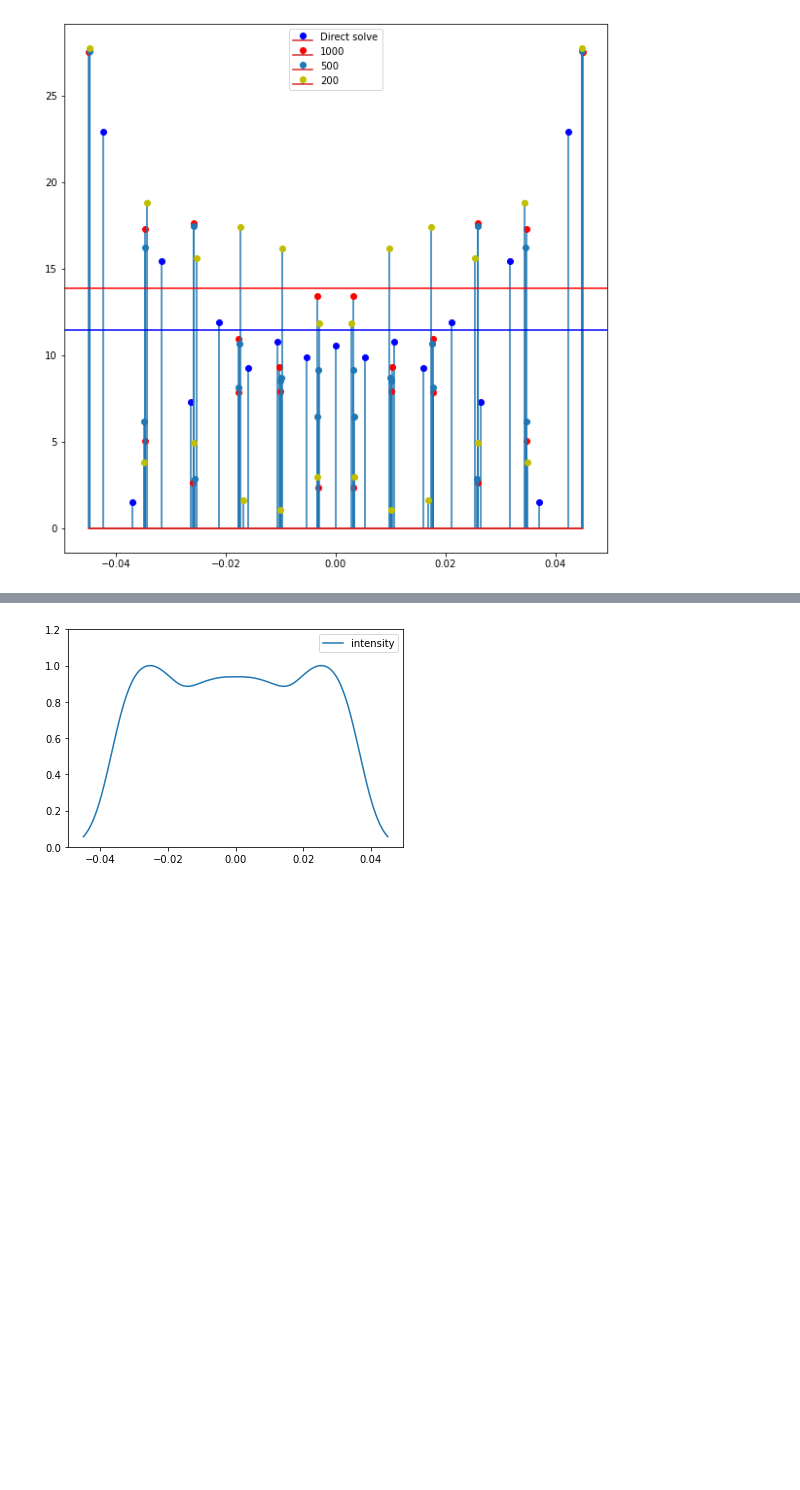
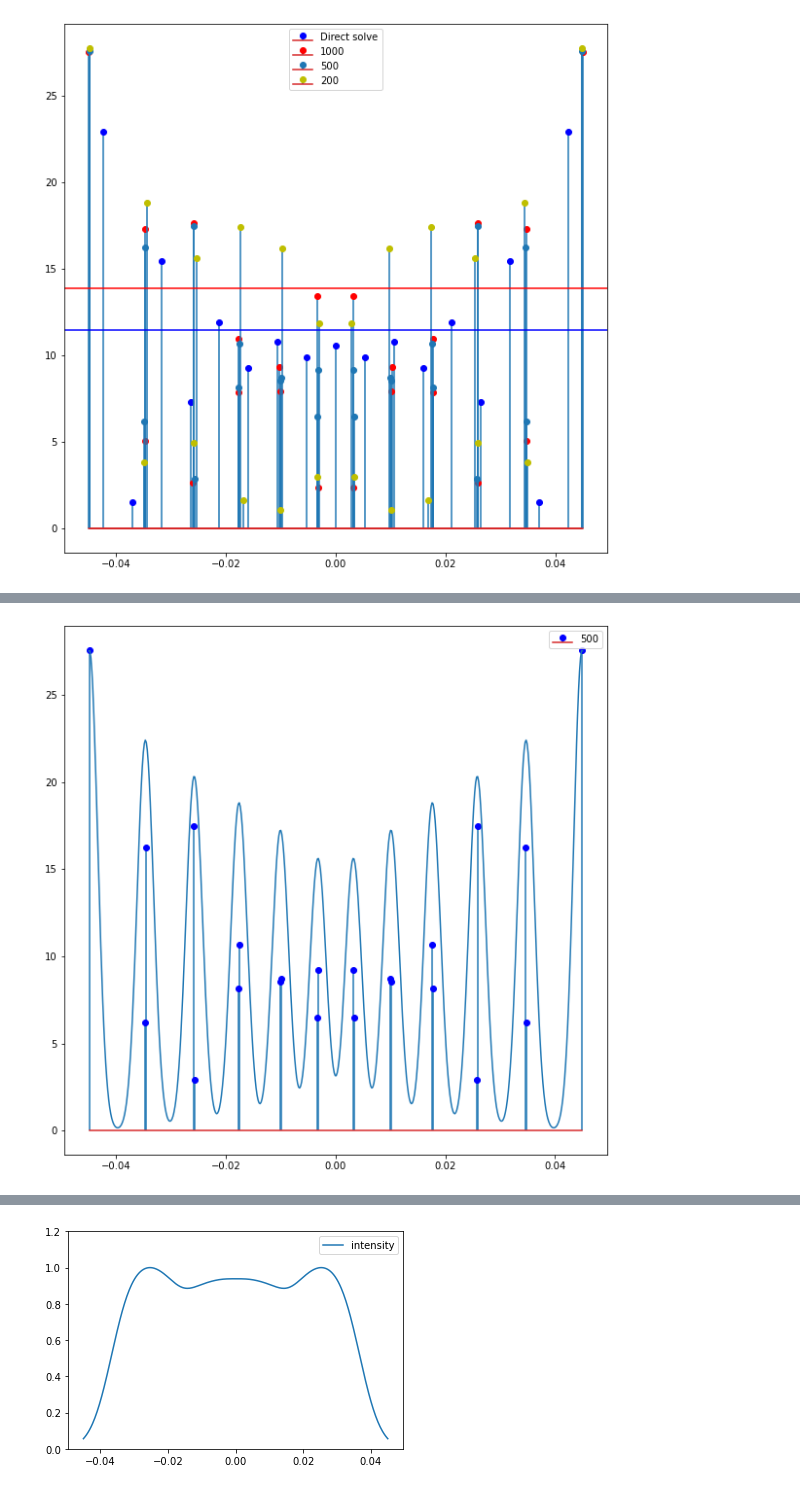
Before and after one commit to HYUNSEONG-KIM/UILC, a Jupyter notebook: docs/kde_test.ipynb, the cells around one changed output, grey strips where cells are left out. Cells and saved outputs as stored; diff of their text form; code cells hidden in the pictures; blank space fills up the shorter version.

```diff
--- a/docs/kde_test.ipynb
+++ b/docs/kde_test.ipynb
@@ -54,0 +93,14 @@ plt.show()
+# %%
+fig = plt.figure(figsize=(10,10))
+ax = fig.add_subplot()
+
+marker2, stemlines2, baseline2 = ax.stem(nnls_position2, nnls_rho2, label="500")
+marker2.set_color("b")
+xline2 = np.linspace(-W/2, W/2, 500)
+y2 = gaussian(xline2, nnls_position2, nnls_rho2, W/60)
+
+ax.plot(xline2, y2)
+plt.legend()
+plt.show()
+# %% [output]
+[figure, added]
```
Also changed, not shown: parts of 8 cells of this notebook.
